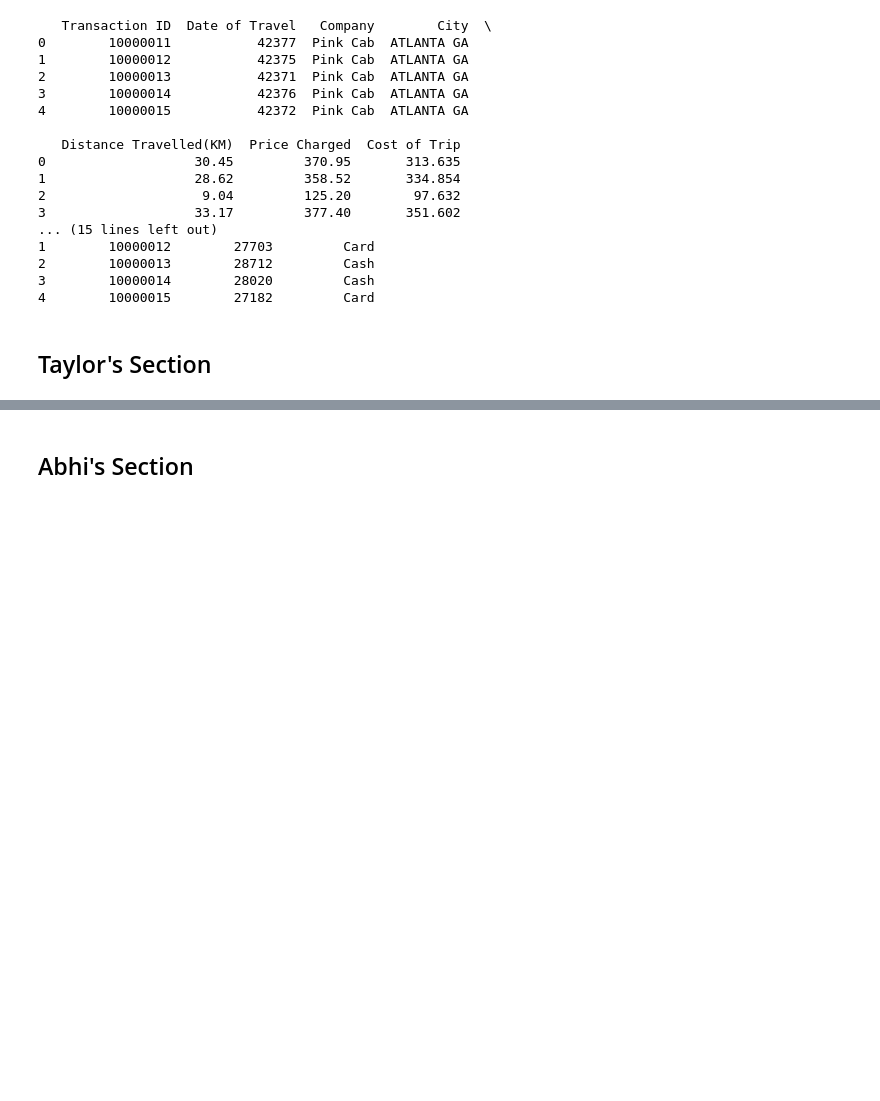
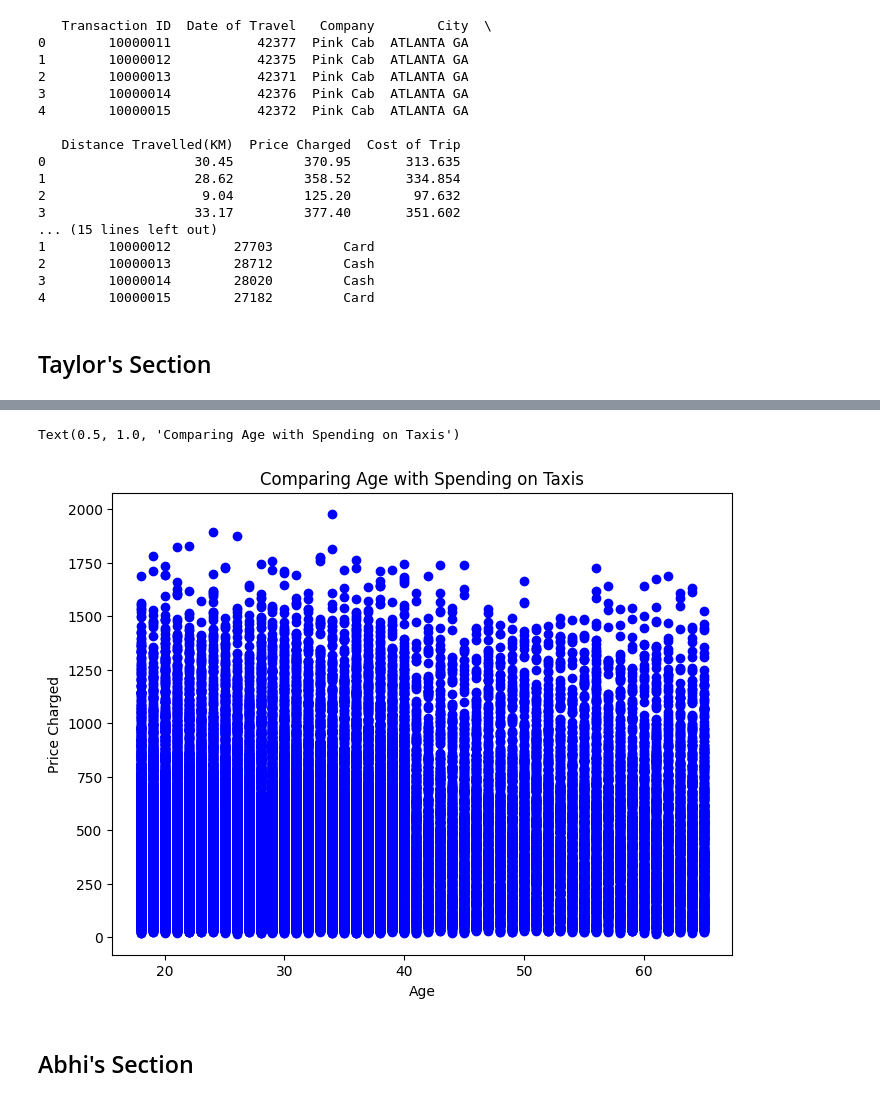
Before and after one commit to Abhig2002/DAT-301---Project-2, a Jupyter notebook: DAT301_Project2.ipynb, the cells around one changed output, grey strips where cells are left out. Cells and saved outputs as stored; diff of their text form; code cells hidden in the pictures; blank space fills up the shorter version.

```diff
--- a/DAT301_Project2.ipynb
+++ b/DAT301_Project2.ipynb
@@ -51,3 +80,18 @@ print(transaction_data.head())
+# %%
+#Is there a correlation between age and spending on taxi services?
+num_rows = min(len(customer_data), len(taxi_data))
+x = customer_data['Age'].iloc[:num_rows]
+y = taxi_data['Price Charged'].iloc[:num_rows]
+
+plt.figure(figsize=(8, 6))
+plt.scatter(x, y, color='blue')
+plt.xlabel('Age')
+plt.ylabel('Price Charged')
+plt.title('Comparing Age with Spending on Taxis')
+#While there is no clear correlation between age and spending on taxi services, there down seem to be a very slight downward trend. It appears that younger people tend to spend a little more on taxis compared to older people.
+# %% [output]
+Text(0.5, 1.0, 'Comparing Age with Spending on Taxis')
+[figure, added]
 # %% [markdown]
 ## Abhi's Section
 # %% [markdown]
```
Also changed, not shown: parts of 3 cells of this notebook.
